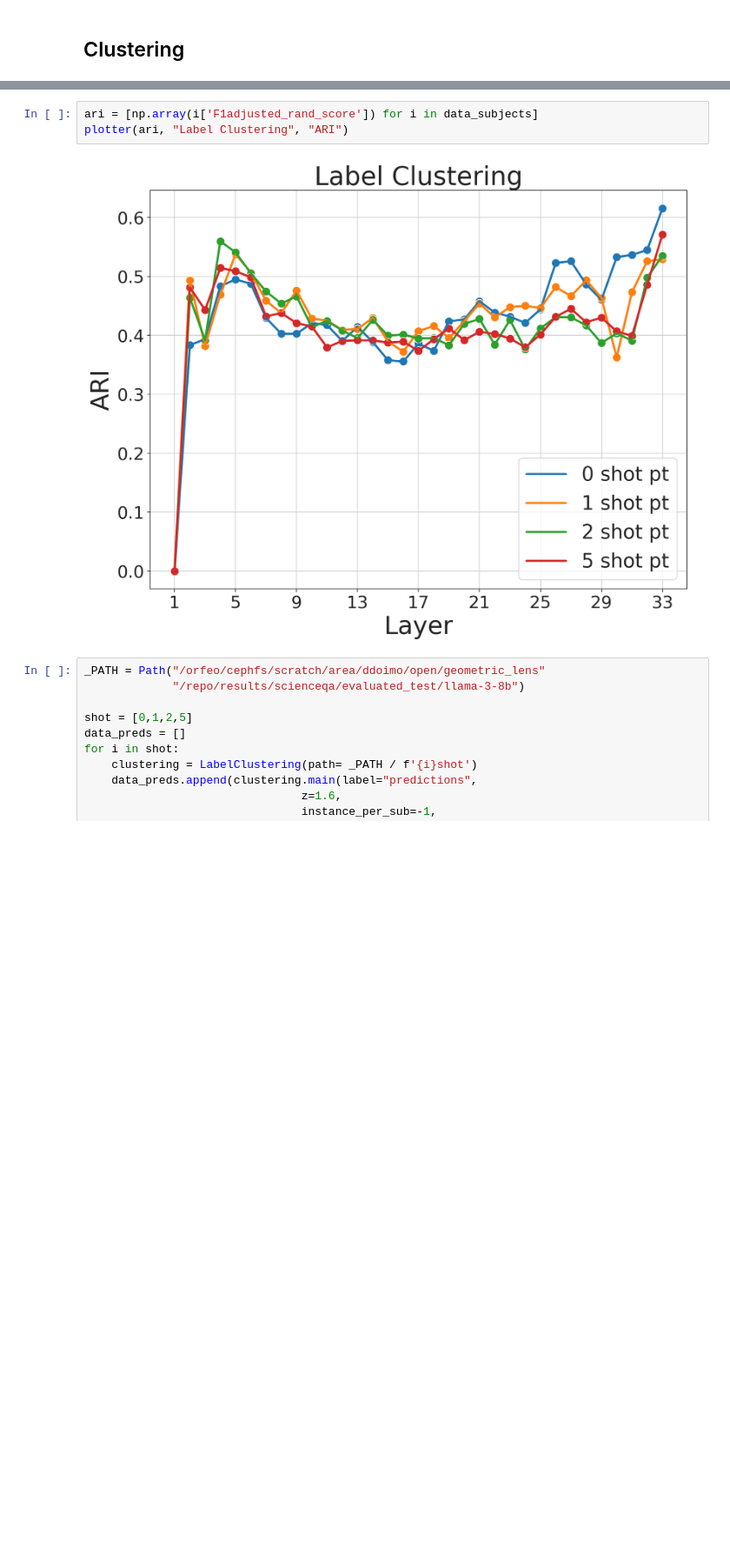
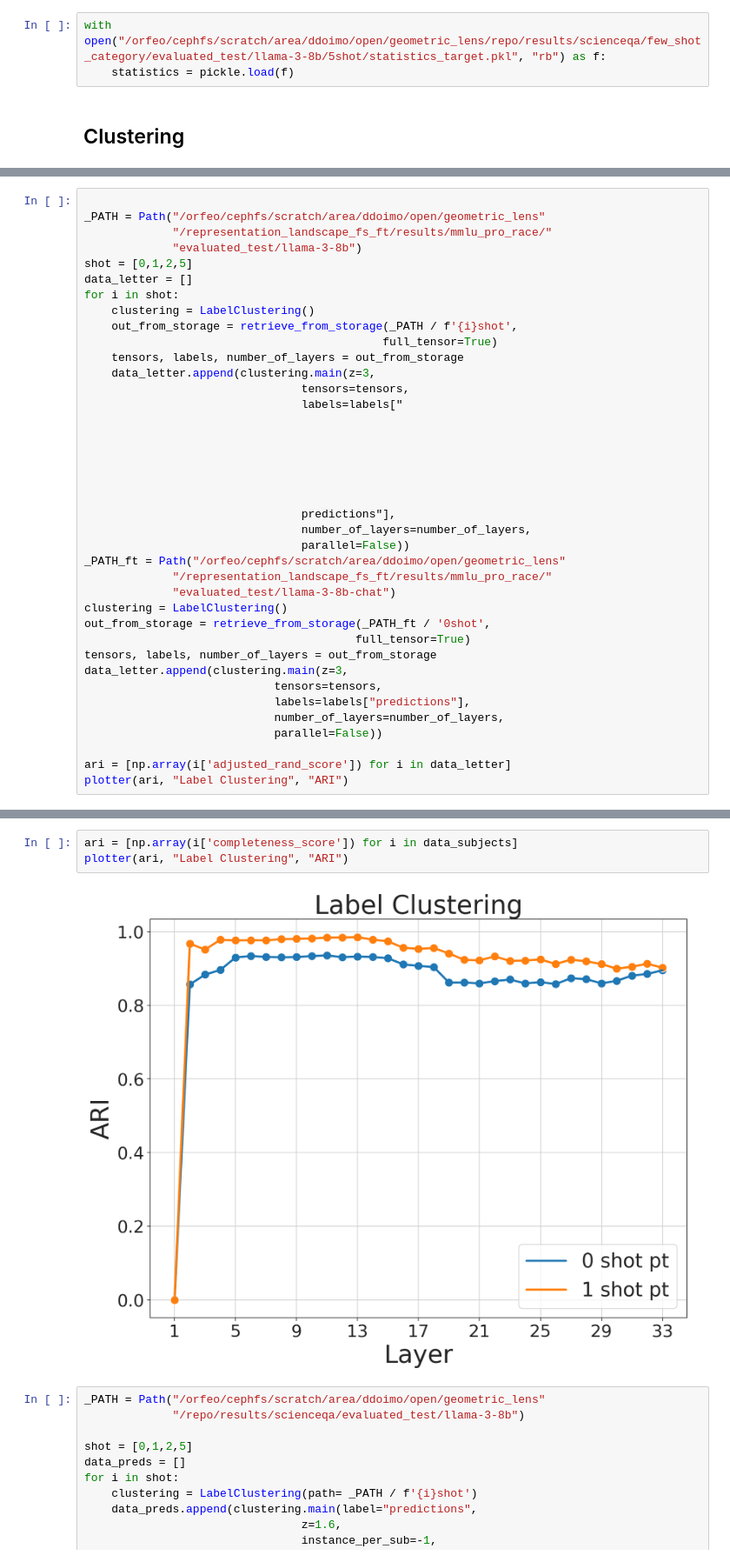
Before and after one commit to diegodoimo/geometry_icl_finetuning, a Jupyter notebook: notebook/science_qa.ipynb, the cells around one changed output, grey strips where cells are left out. Shown at 87% size. Drawn from its saved outputs; the diff is of its cells as text; blank space fills up the shorter version.

```diff
--- a/notebook/science_qa.ipynb
+++ b/notebook/science_qa.ipynb
@@ -162,4 +204,7 @@ world-history                           1
 Name: count, dtype: int64
+# %%
+with open("/orfeo/cephfs/scratch/area/ddoimo/open/geometric_lens/repo/results/scienceqa/few_shot_category/evaluated_test/llama-3-8b/5shot/statistics_target.pkl", "rb") as f:
+    statistics = pickle.load(f)
 # %% [markdown]
 ## Clustering
 # %%
@@ -197,0 +282,39 @@ dict_keys(['adjusted_rand_score', 'adjusted_mutual_info_score', 'mutual_info_sco
+# %%
+
+_PATH = Path("/orfeo/cephfs/scratch/area/ddoimo/open/geometric_lens"
+             "/representation_landscape_fs_ft/results/mmlu_pro_race/"
+             "evaluated_test/llama-3-8b")
+shot = [0,1,2,5]
+data_letter = []
+for i in shot:
+    clustering = LabelClustering()
+    out_from_storage = retrieve_from_storage(_PATH / f'{i}shot',
+                                            full_tensor=True)
+    tensors, labels, number_of_layers = out_from_storage
+    data_letter.append(clustering.main(z=3,
+                                tensors=tensors,
+                                labels=labels["
+
+
+
+
+
+
+                                predictions"],
+                                number_of_layers=number_of_layers,
+                                parallel=False))
+_PATH_ft = Path("/orfeo/cephfs/scratch/area/ddoimo/open/geometric_lens"
+             "/representation_landscape_fs_ft/results/mmlu_pro_race/"
+             "evaluated_test/llama-3-8b-chat")
+clustering = LabelClustering()
+out_from_storage = retrieve_from_storage(_PATH_ft / '0shot',
+                                        full_tensor=True)
+tensors, labels, number_of_layers = out_from_storage
+data_letter.append(clustering.main(z=3,
+                            tensors=tensors,
+                            labels=labels["predictions"],
+                            number_of_layers=number_of_layers,
+                            parallel=False))
+
+ari = [np.array(i['adjusted_rand_score']) for i in data_letter]
+plotter(ari, "Label Clustering", "ARI")
@@ -198,8 +327,8 @@ dict_keys(['adjusted_rand_score', 'adjusted_mutual_info_score', 'mutual_info_sco
 # %%
-ari = [np.array(i['F1adjusted_rand_score']) for i in data_subjects]
+ari = [np.array(i['completeness_score']) for i in data_subjects]
 plotter(ari, "Label Clustering", "ARI")
 # %% [output]
-[figure, old version]
+[figure, new version]
 # %%
 _PATH = Path("/orfeo/cephfs/scratch/area/ddoimo/open/geometric_lens"
              "/repo/results/scienceqa/evaluated_test/llama-3-8b")
```
Also changed, not shown: parts of 13 cells of this notebook, 27 other files.
